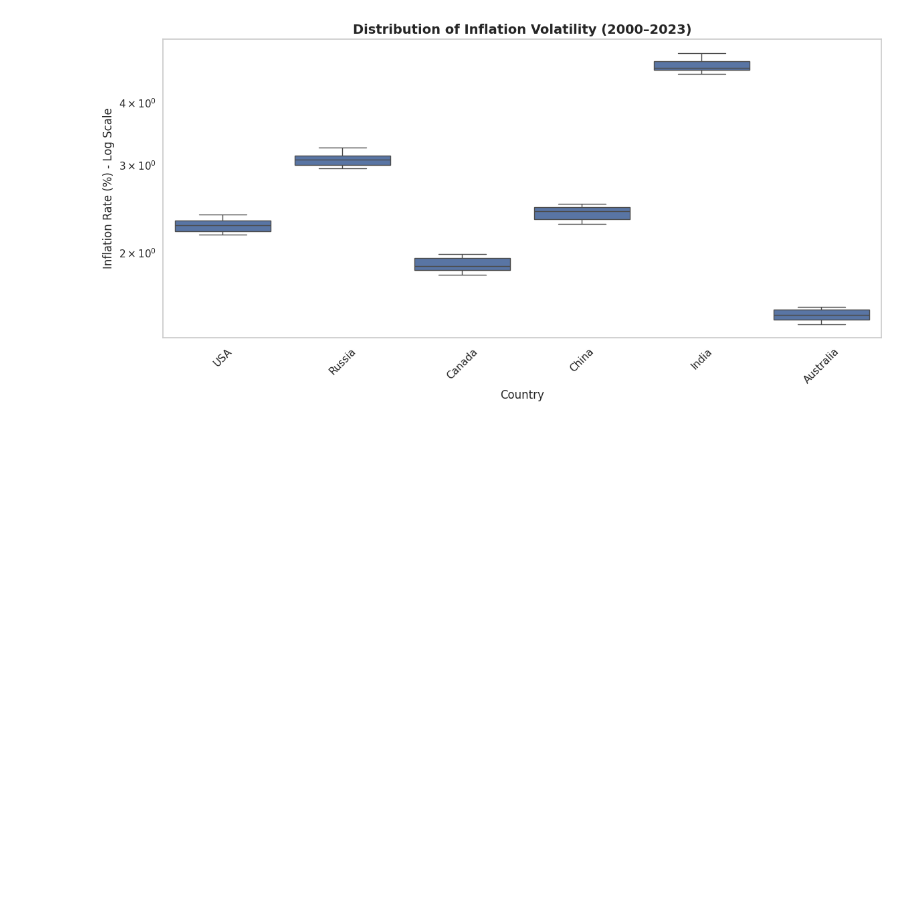
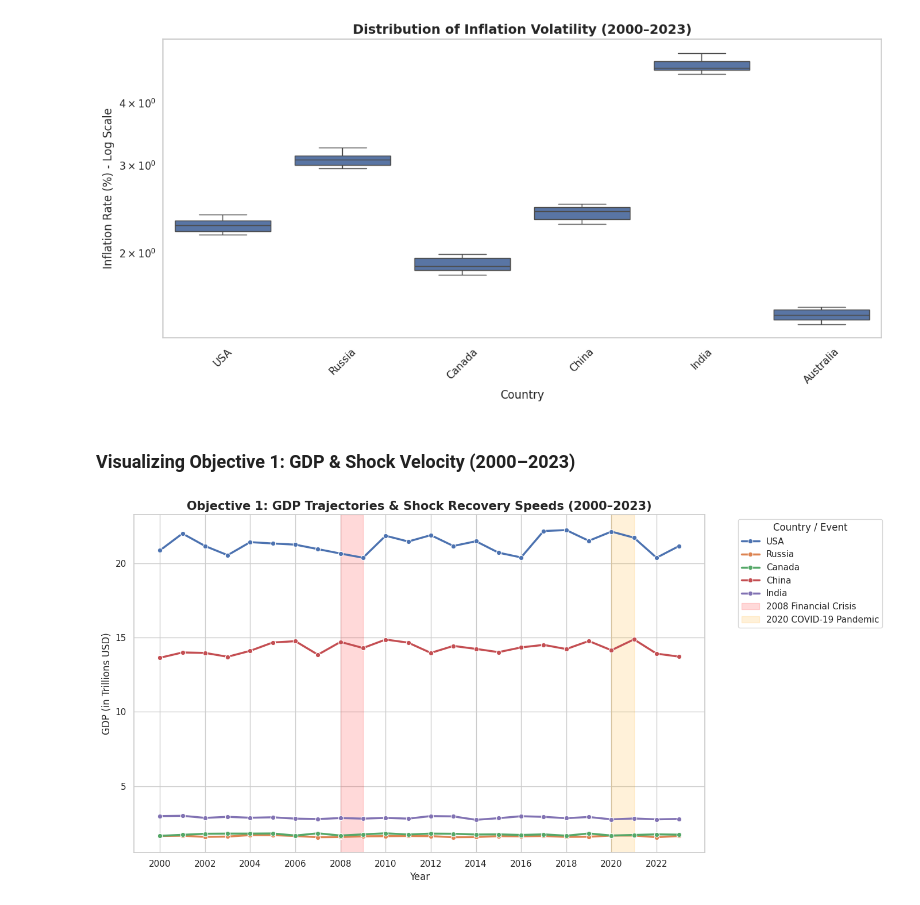
Before and after one commit to sitiekbal/CapstnPro_Econ.Analysis, a Jupyter notebook: Capstone_Project_Economic_Analysis.ipynb, the cells around one changed output. Saved outputs shown, nothing was run; the diff lists cells and outputs as text; code cells hidden in the pictures; blank space fills up the shorter version.

```diff
--- a/Capstone_Project_Economic_Analysis.ipynb
+++ b/Capstone_Project_Economic_Analysis.ipynb
@@ -95,3 +95,38 @@ dtype: int64
 [figure]
 [figure]
 [figure]
+# %% [markdown]
+### Visualizing Objective 1: GDP & Shock Velocity (2000–2023)
+# %%
+import matplotlib.pyplot as plt
+import seaborn as sns
+
+sns.set_theme(style="whitegrid")
+plt.figure(figsize=(14, 7))
+
+# Line plot representing GDP trajectory for target countries
+target_countries = df['Country'].unique()[:5]
+df_obj1 = df[df['Country'].isin(target_countries)]
+
+sns.lineplot(
+    data=df_obj1,
+    x='Year',
+    y='GDP (in Trillions USD)',
+    hue='Country',
+    marker='o',
+    linewidth=2.5
+)
+
+# Highlight major global shock periods
+plt.axvspan(2008, 2009, color='red', alpha=0.15, label='2008 Financial Crisis')
+plt.axvspan(2020, 2021, color='orange', alpha=0.15, label='2020 COVID-19 Pandemic')
+
+plt.title('Objective 1: GDP Trajectories & Shock Recovery Speeds (2000–2023)', fontsize=15, fontweight='bold')
+plt.xlabel('Year', fontsize=12)
+plt.ylabel('GDP (in Trillions USD)', fontsize=12)
+plt.xticks(range(2000, 2024, 2))
+plt.legend(title='Country / Event', bbox_to_anchor=(1.05, 1), loc='upper left')
+plt.tight_layout()
+plt.show()
+# %% [output]
+[figure, added]
```
Also changed, not shown: parts of 7 cells of this notebook.
